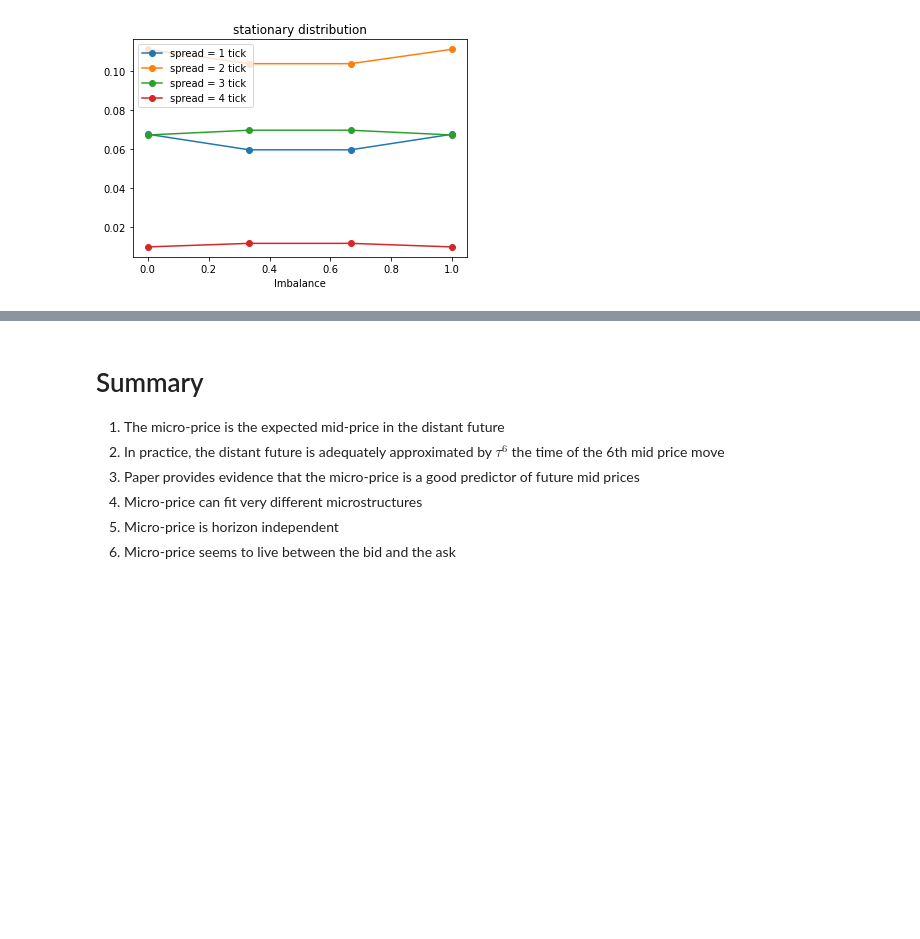
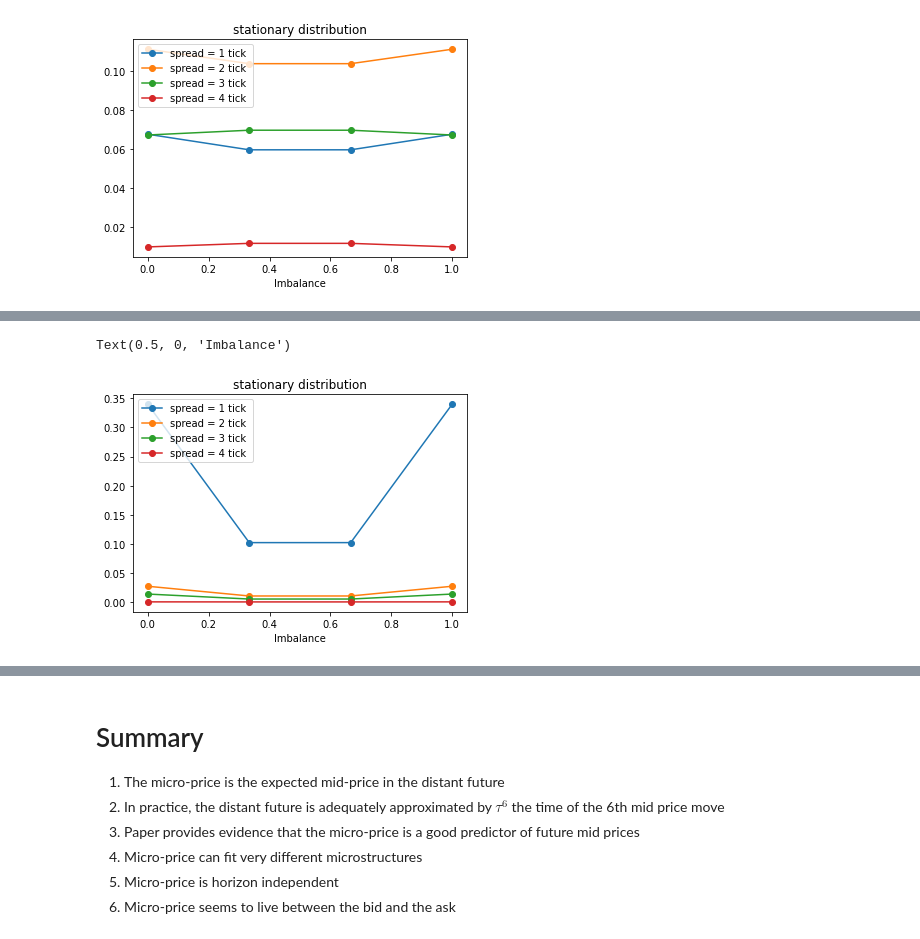
Before and after one commit to trading-analysis/microprice, a Jupyter notebook: Microprice - Big Data Conference.ipynb, the cells around one changed output, grey strips where cells are left out. Cells and saved outputs as stored; diff of their text form; code cells hidden in the pictures; blank space fills up the shorter version.

```diff
--- a/Microprice - Big Data Conference.ipynb
+++ b/Microprice - Big Data Conference.ipynb
@@ -376,0 +384,11 @@ Text(0.5, 0, 'Imbalance')
+# %%
+W=np.linalg.matrix_power(B,100)
+for i in range(0,n_spread):
+    plt.plot(imb,W[0][(0+i*n_imb):(n_imb+i*n_imb)],label="spread = "+str(i+1)+" tick ",marker='o')
+
+plt.legend(loc='upper left')
+plt.title('stationary distribution')
+plt.xlabel('Imbalance')
+# %% [output]
+Text(0.5, 0, 'Imbalance')
+[figure, added]
```
Also changed, not shown: parts of 14 cells of this notebook.
